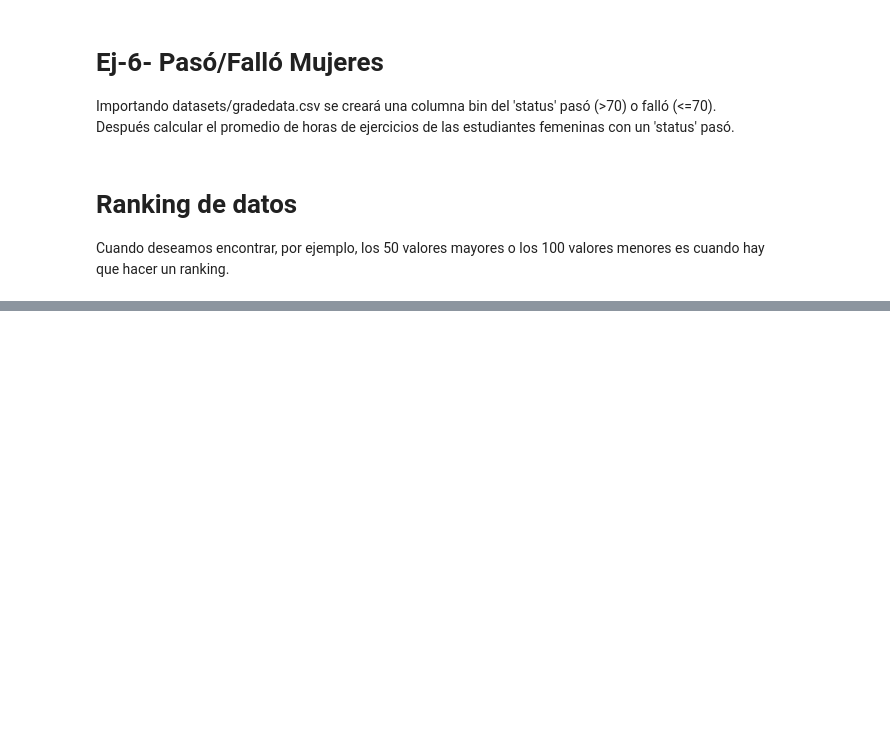
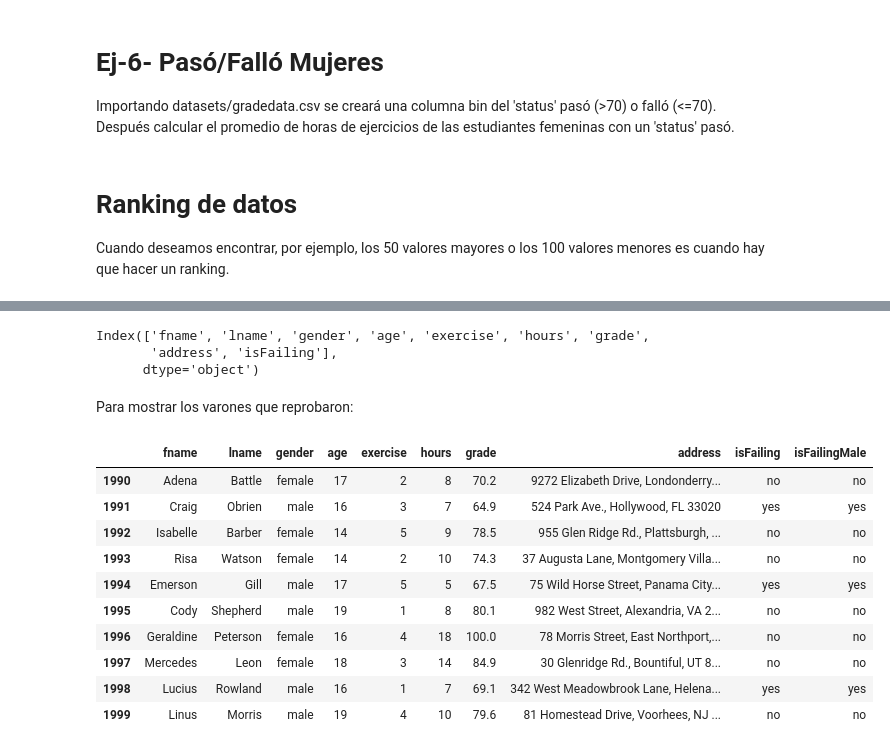
Before and after one commit to MarianaArzapalo/1-ADescDatos, a Jupyter notebook: 01-li-datos.ipynb, the cells around one changed output, grey strips where cells are left out. Cells and saved outputs as stored; diff of their text form; code cells hidden in the pictures; blank space fills up the shorter version.

Commit message:
Creando columnas adicionales...

```diff
--- a/01-li-datos.ipynb
+++ b/01-li-datos.ipynb
@@ -627,0 +685,7 @@ df.tail()
+# %%
+import pandas as pd
+
+Location = "datasets/gradedata.csv"
+
+df = pd.read_csv(Location)
+df.head()
@@ -627,0 +701,5 @@ df.tail()
+# %%
+import numpy as np
+
+df['isFailing'] = np.where(df['grade']<70, 'yes', 'no')
+df.tail(10)
@@ -627,0 +718,23 @@ df.tail()
+# %%
+df.columns
+# %% [output]
+Index(['fname', 'lname', 'gender', 'age', 'exercise', 'hours', 'grade',
+       'address', 'isFailing'],
+      dtype='object')
+# %% [markdown]
+Para mostrar los varones que reprobaron:
+# %%
+df['isFailingMale'] = np.where((df['grade']<70) & (df['gender'] == 'male'),'yes', 'no')
+df.tail(10)
+# %% [output]
+|  | fname | lname | gender | age | exercise | hours | grade | address | isFailing | isFailingMale |
+| 1990 | Adena | Battle | female | 17 | 2 | 8 | 70.2 | 9272 Elizabeth Drive, Londonderry... | no | no |
+| 1991 | Craig | Obrien | male | 16 | 3 | 7 | 64.9 | 524 Park Ave., Hollywood, FL 33020 | yes | yes |
+| 1992 | Isabelle | Barber | female | 14 | 5 | 9 | 78.5 | 955 Glen Ridge Rd., Plattsburgh, ... | no | no |
+| 1993 | Risa | Watson | female | 14 | 2 | 10 | 74.3 | 37 Augusta Lane, Montgomery Villa... | no | no |
+| 1994 | Emerson | Gill | male | 17 | 5 | 5 | 67.5 | 75 Wild Horse Street, Panama City... | yes | yes |
+| 1995 | Cody | Shepherd | male | 19 | 1 | 8 | 80.1 | 982 West Street, Alexandria, VA 2... | no | no |
+| 1996 | Geraldine | Peterson | female | 16 | 4 | 18 | 100.0 | 78 Morris Street, East Northport,... | no | no |
+| 1997 | Mercedes | Leon | female | 18 | 3 | 14 | 84.9 | 30 Glenridge Rd., Bountiful, UT 8... | no | no |
+| 1998 | Lucius | Rowland | male | 16 | 1 | 7 | 69.1 | 342 West Meadowbrook Lane, Helena... | yes | yes |
+| 1999 | Linus | Morris | male | 19 | 4 | 10 | 79.6 | 81 Homestead Drive, Voorhees, NJ ... | no | no |
```
Also changed, not shown: parts of 22 cells of this notebook.
